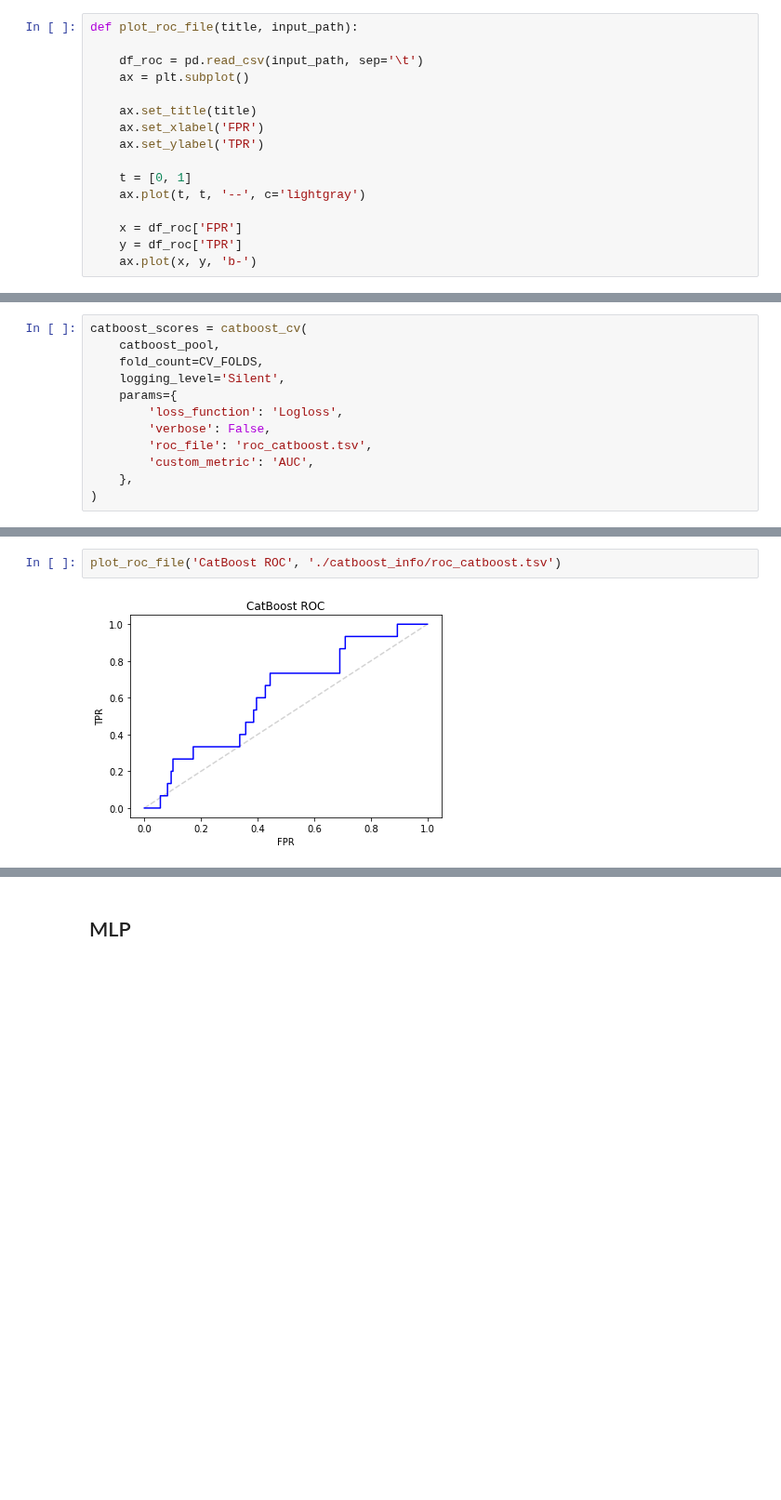
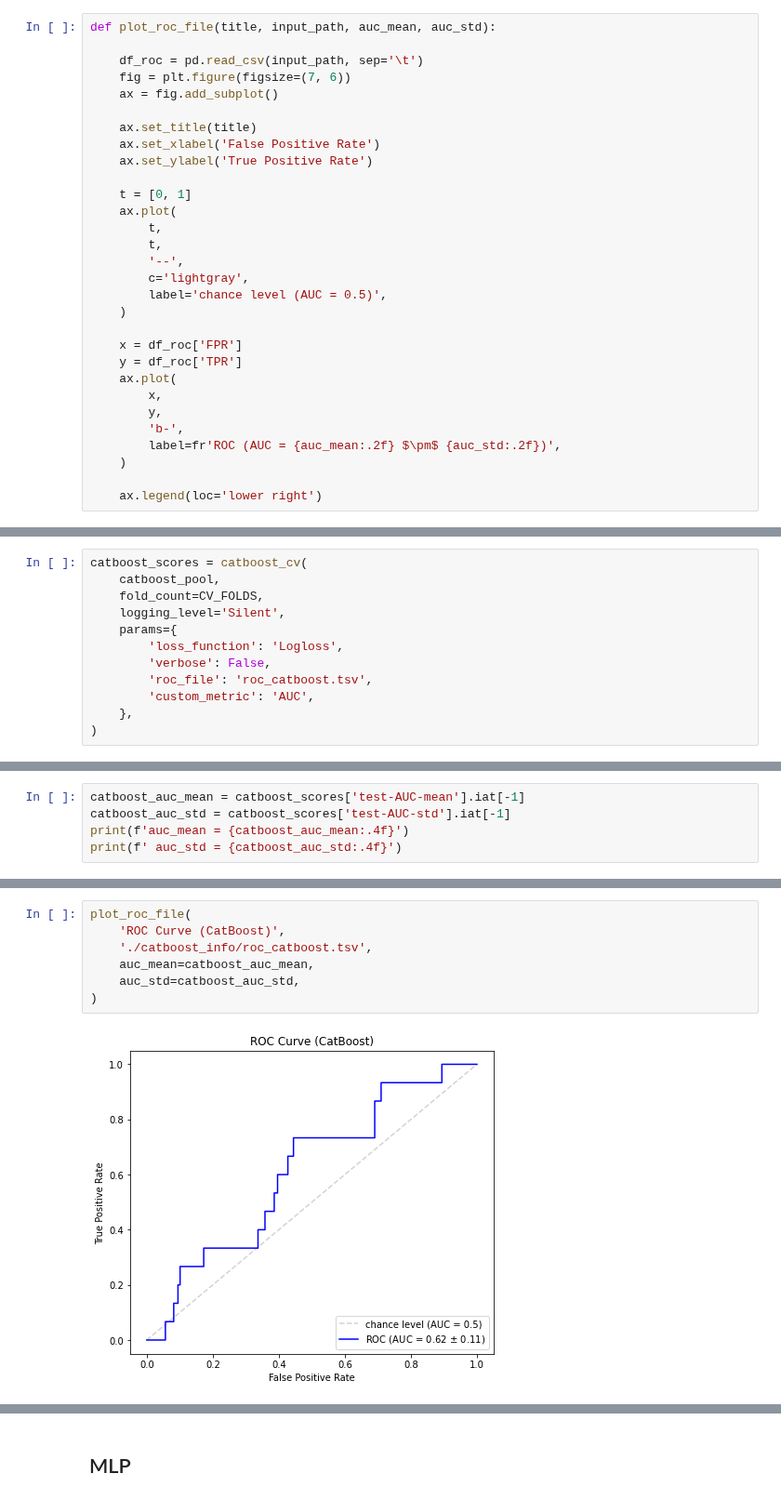
Before and after one commit to zEuler1027/ML_PICS, a Jupyter notebook: models.ipynb, the cells around one changed output, grey strips where cells are left out. Shown at 93% size. Drawn from its saved outputs; the diff is of its cells as text; blank space fills up the shorter version.

```diff
--- a/models.ipynb
+++ b/models.ipynb
@@ -13,19 +14,33 @@ from sklearn.preprocessing import StandardScaler
 CV_FOLDS = 3
 cv = StratifiedKFold(n_splits=CV_FOLDS)
 # %%
-def plot_roc_file(title, input_path):
+def plot_roc_file(title, input_path, auc_mean, auc_std):
 
     df_roc = pd.read_csv(input_path, sep='\t')
-    ax = plt.subplot()
+    fig = plt.figure(figsize=(7, 6))
+    ax = fig.add_subplot()
 
     ax.set_title(title)
-    ax.set_xlabel('FPR')
-    ax.set_ylabel('TPR')
+    ax.set_xlabel('False Positive Rate')
+    ax.set_ylabel('True Positive Rate')
 
     t = [0, 1]
-    ax.plot(t, t, '--', c='lightgray')
+    ax.plot(
+        t,
+        t,
+        '--',
+        c='lightgray',
+        label='chance level (AUC = 0.5)',
+    )
 
     x = df_roc['FPR']
     y = df_roc['TPR']
-    ax.plot(x, y, 'b-')
+    ax.plot(
+        x,
+        y,
+        'b-',
+        label=fr'ROC (AUC = {auc_mean:.2f} $\pm$ {auc_std:.2f})',
+    )
+
+    ax.legend(loc='lower right')
 # %%
@@ -131,0 +169,5 @@ Name: 999, dtype: float64
+# %%
+catboost_auc_mean = catboost_scores['test-AUC-mean'].iat[-1]
+catboost_auc_std = catboost_scores['test-AUC-std'].iat[-1]
+print(f'auc_mean = {catboost_auc_mean:.4f}')
+print(f' auc_std = {catboost_auc_std:.4f}')
@@ -132,4 +177,9 @@ Name: 999, dtype: float64
 # %%
-plot_roc_file('CatBoost ROC', './catboost_info/roc_catboost.tsv')
+plot_roc_file(
+    'ROC Curve (CatBoost)',
+    './catboost_info/roc_catboost.tsv',
+    auc_mean=catboost_auc_mean,
+    auc_std=catboost_auc_std,
+)
 # %% [output]
-[figure, old version]
+[figure, new version]
```
Also changed, not shown: parts of 25 cells of this notebook.
